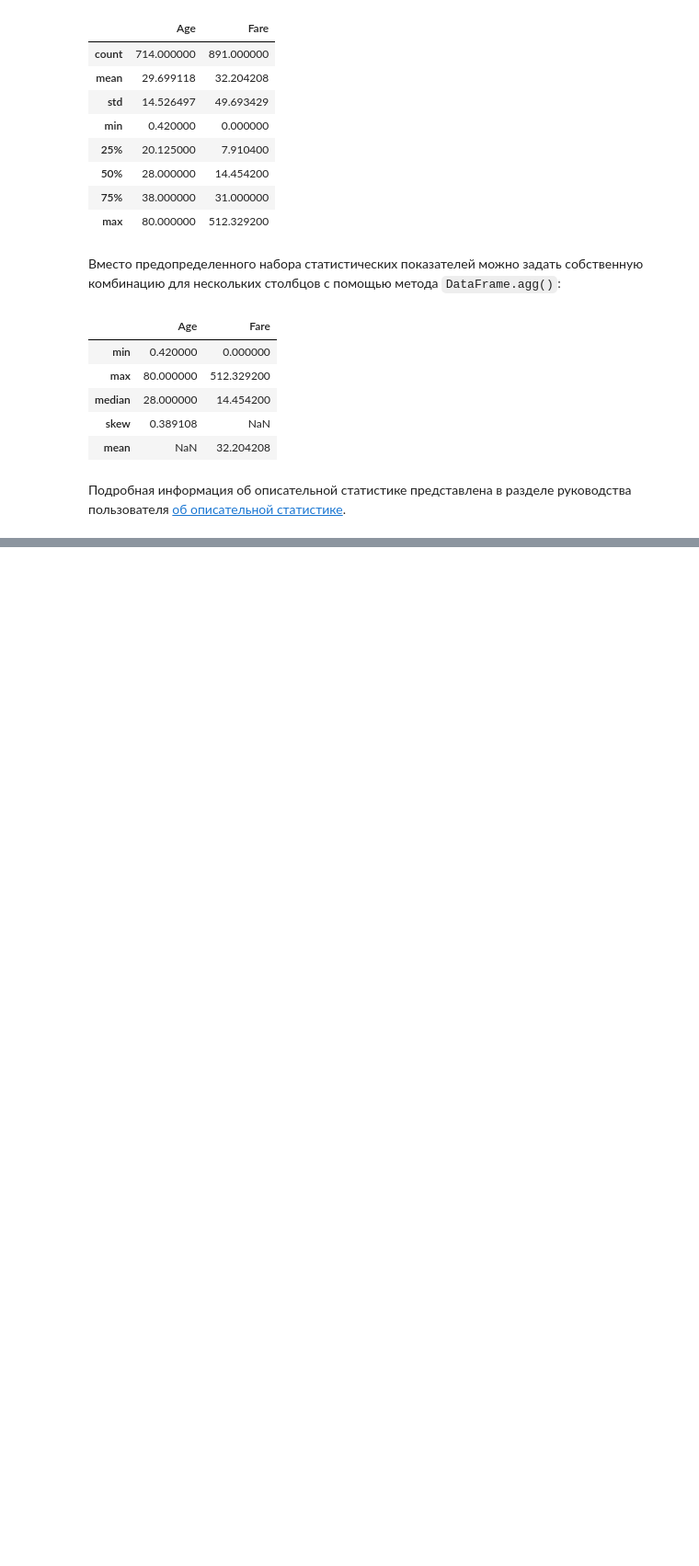
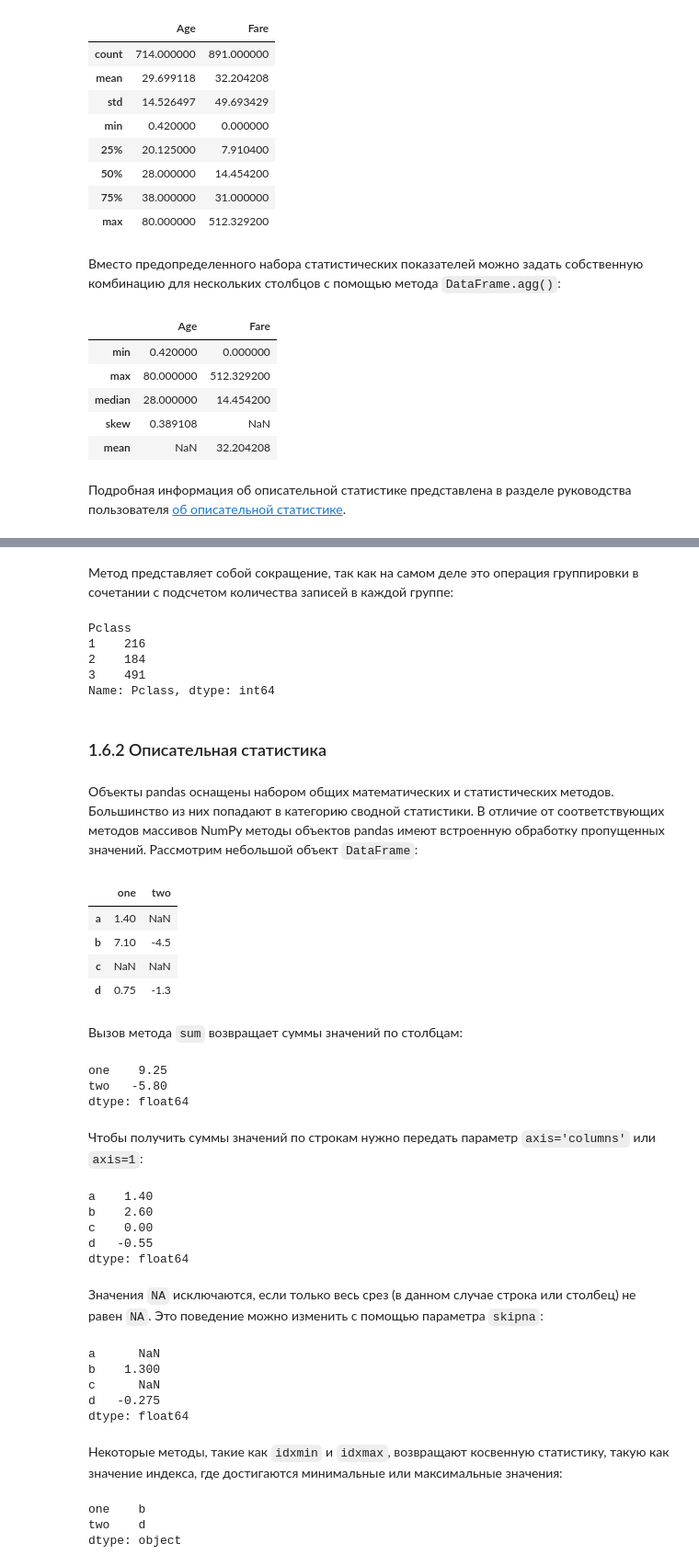
Before and after one commit to VChuzlov/Python_for_CE, a Jupyter notebook: ЛК/ЛК-5-Введение в библиотеку Pandas/Lec-05-Introduction to Pandas.ipynb, the cells around one changed output, grey strips where cells are left out. Shown at 92% size. Cells and saved outputs as stored; diff of their text form; code cells hidden in the pictures; blank space fills up the shorter version.

```diff
--- a/ЛК/ЛК-5-Введение в библиотеку Pandas/Lec-05-Introduction to Pandas.ipynb
+++ b/ЛК/ЛК-5-Введение в библиотеку Pandas/Lec-05-Introduction to Pandas.ipynb
@@ -1104,0 +1120,14 @@ titanic.agg(
+# %% [markdown]
+Метод представляет собой сокращение, так как на самом деле это операция группировки в сочетании с подсчетом количества записей в каждой группе:
+# %%
+titanic.groupby("Pclass")["Pclass"].count()
+# %% [output]
+Pclass
+1    216
+2    184
+3    491
+Name: Pclass, dtype: int64
+# %% [markdown]
+### 1.6.2 Описательная статистика
+# %% [markdown]
+Объекты pandas оснащены набором общих математических и статистических методов. Большинство из них попадают в категорию сводной статистики. В отличие от соответствующих методов массивов NumPy методы объектов pandas имеют встроенную обработку пропущенных значений. Рассмотрим небольшой объект `DataFrame`:
@@ -1104,0 +1145,44 @@ titanic.agg(
+# %%
+df
+# %% [output]
+|  | one | two |
+| a | 1.40 | NaN |
+| b | 7.10 | -4.5 |
+| c | NaN | NaN |
+| d | 0.75 | -1.3 |
+# %% [markdown]
+Вызов метода `sum` возвращает суммы значений по столбцам:
+# %%
+df.sum()
+# %% [output]
+one    9.25
+two   -5.80
+dtype: float64
+# %% [markdown]
+Чтобы получить суммы значений по строкам нужно передать параметр `axis='columns'` или `axis=1`:
+# %%
+df.sum(axis='columns')
+# %% [output]
+a    1.40
+b    2.60
+c    0.00
+d   -0.55
+dtype: float64
+# %% [markdown]
+Значения `NA` исключаются, если только весь срез (в данном случае строка или столбец) не равен `NA`. Это поведение можно изменить с помощью параметра `skipna`:
+# %%
+df.mean(axis='columns', skipna=False)
+# %% [output]
+a      NaN
+b    1.300
+c      NaN
+d   -0.275
+dtype: float64
+# %% [markdown]
+Некоторые методы, такие как `idxmin` и `idxmax`, возвращают косвенную статистику, такую как значение индекса, где достигаются минимальные или максимальные значения:
+# %%
+df.idxmax()
+# %% [output]
+one    b
+two    d
+dtype: object
```
Also changed, not shown: parts of 13 cells of this notebook, 1 other file.
